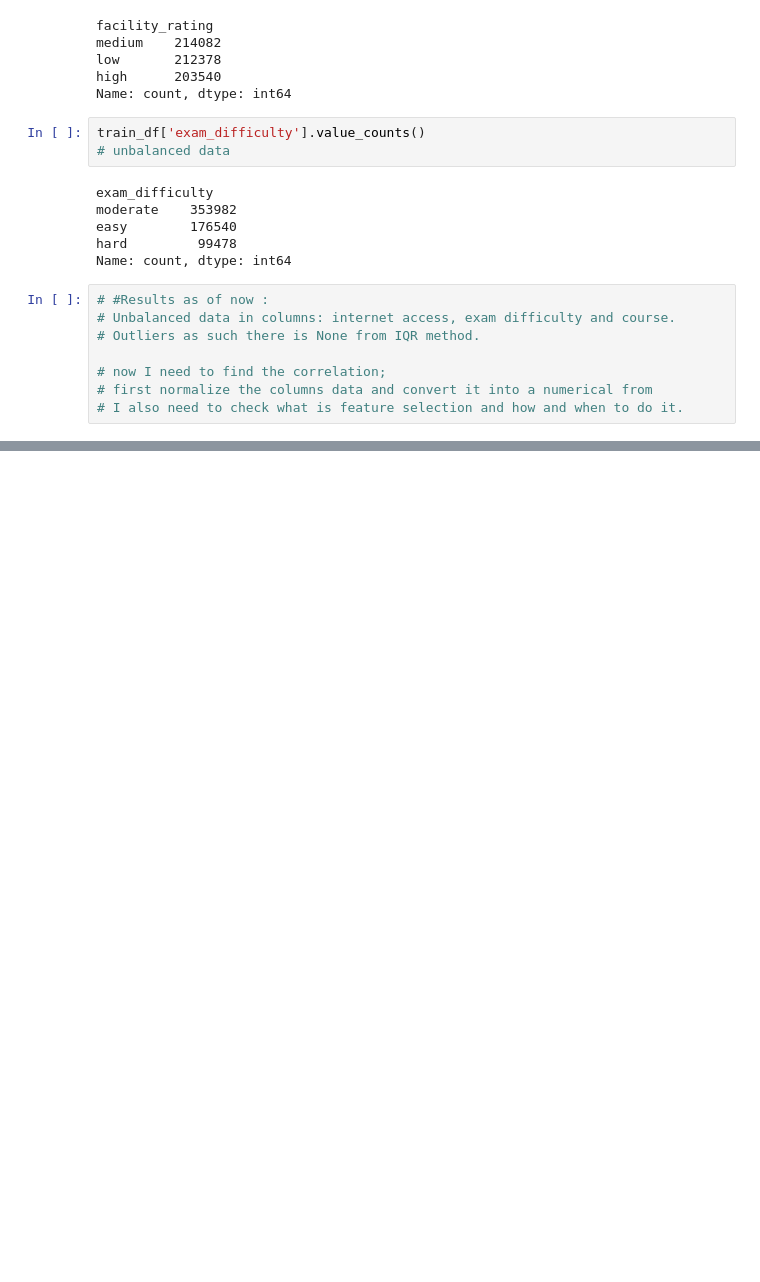
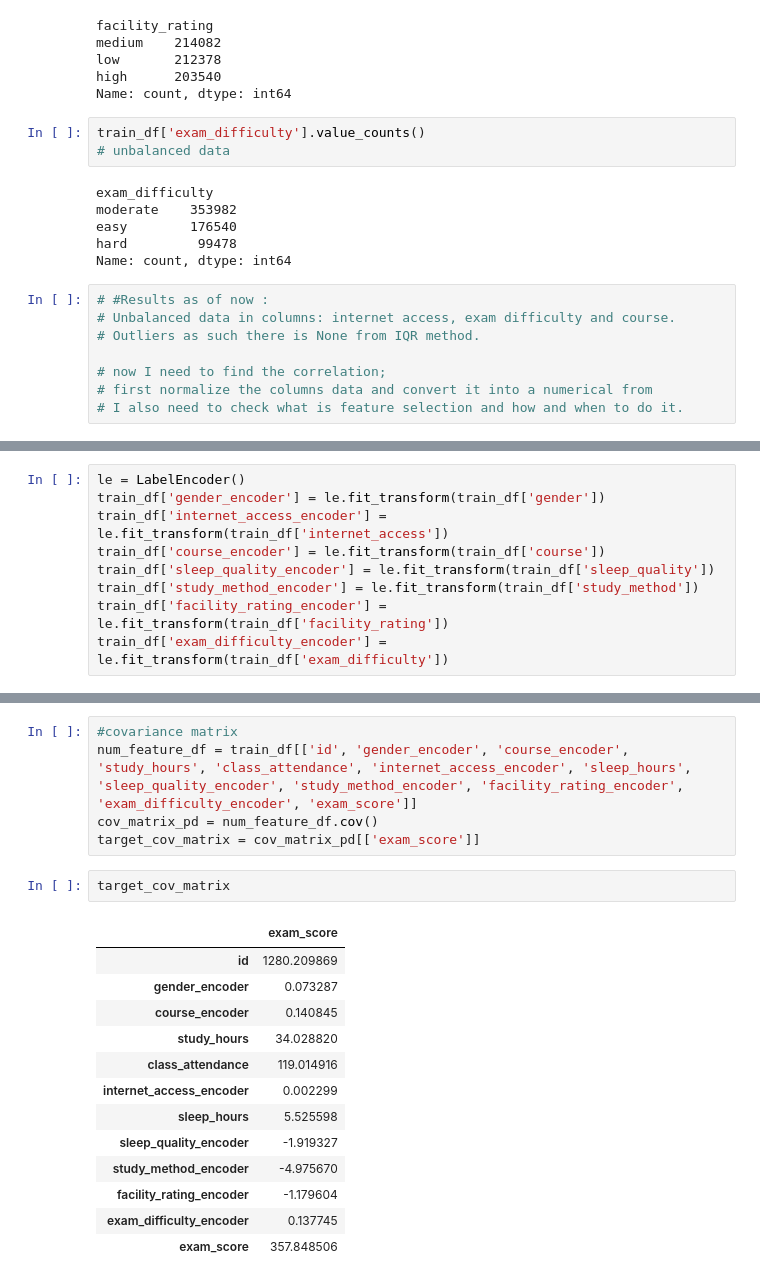
Before and after one commit to Aashiee3/Student-Exam-Score-Kagge-Competition, a Jupyter notebook: Student exam score/student_exam_score.ipynb, the cells around one changed output, grey strips where cells are left out. Saved outputs shown, nothing was run; the diff lists cells and outputs as text; blank space fills up the shorter version.

```diff
--- a/Student exam score/student_exam_score.ipynb
+++ b/Student exam score/student_exam_score.ipynb
@@ -174,0 +195,9 @@ Name: count, dtype: int64
+# %%
+le = LabelEncoder()
+train_df['gender_encoder'] = le.fit_transform(train_df['gender'])
+train_df['internet_access_encoder'] = le.fit_transform(train_df['internet_access'])
+train_df['course_encoder'] = le.fit_transform(train_df['course'])
+train_df['sleep_quality_encoder'] = le.fit_transform(train_df['sleep_quality'])
+train_df['study_method_encoder'] = le.fit_transform(train_df['study_method'])
+train_df['facility_rating_encoder'] = le.fit_transform(train_df['facility_rating'])
+train_df['exam_difficulty_encoder'] = le.fit_transform(train_df['exam_difficulty'])
@@ -174,0 +213,21 @@ Name: count, dtype: int64
+# %%
+#covariance matrix
+num_feature_df = train_df[['id', 'gender_encoder', 'course_encoder', 'study_hours', 'class_attendance', 'internet_access_encoder', 'sleep_hours', 'sleep_quality_encoder', 'study_method_encoder', 'facility_rating_encoder', 'exam_difficulty_encoder', 'exam_score']]
+cov_matrix_pd = num_feature_df.cov()
+target_cov_matrix = cov_matrix_pd[['exam_score']]
+# %%
+target_cov_matrix
+# %% [output]
+|  | exam_score |
+| id | 1280.209869 |
+| gender_encoder | 0.073287 |
+| course_encoder | 0.140845 |
+| study_hours | 34.028820 |
+| class_attendance | 119.014916 |
+| internet_access_encoder | 0.002299 |
+| sleep_hours | 5.525598 |
+| sleep_quality_encoder | -1.919327 |
+| study_method_encoder | -4.975670 |
+| facility_rating_encoder | -1.179604 |
+| exam_difficulty_encoder | 0.137745 |
+| exam_score | 357.848506 |
```
Also changed, not shown: parts of 6 cells of this notebook.
